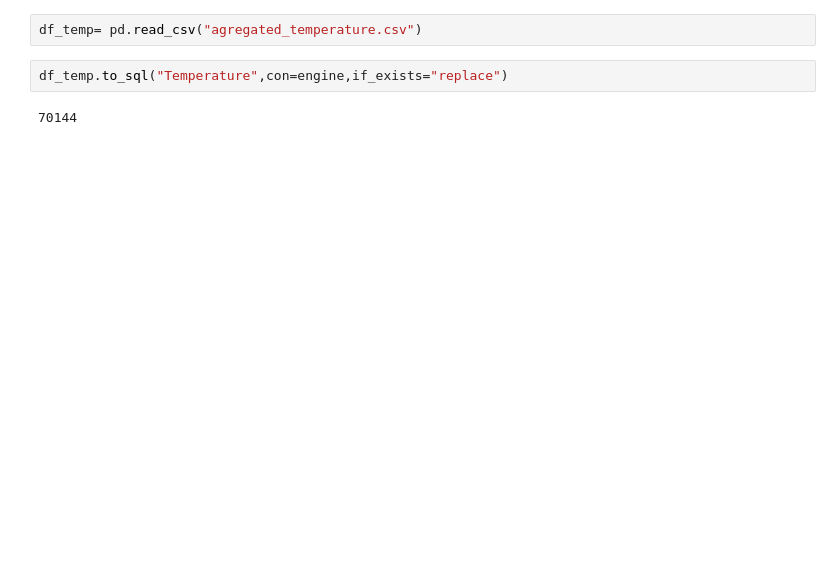
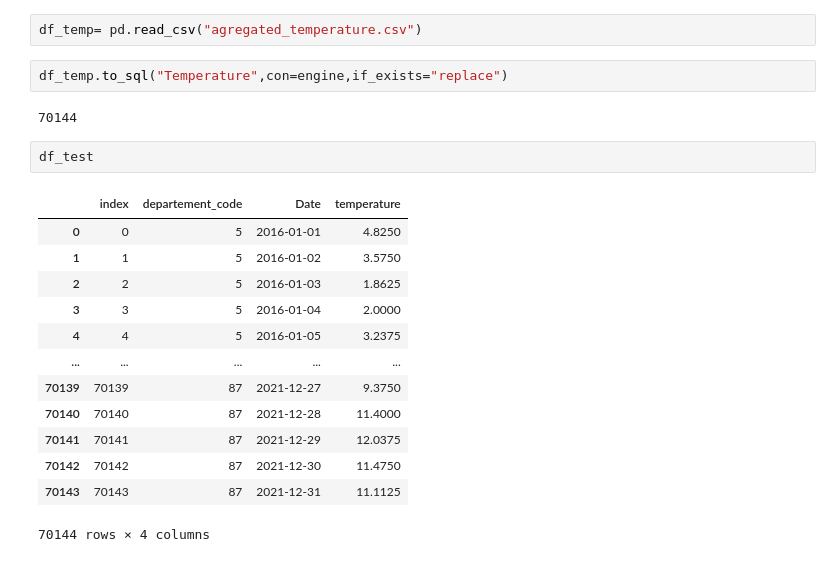
Before and after one commit to StevenDelval/brief_Lost_in_translation, a Jupyter notebook: test.ipynb, the cells around one changed output. Drawn from its saved outputs; the diff is of its cells as text; blank space fills up the shorter version.

```diff
--- a/test.ipynb
+++ b/test.ipynb
@@ -156,3 +156,19 @@ df_temp= pd.read_csv("agregated_temperature.csv")
 df_temp.to_sql("Temperature",con=engine,if_exists="replace")
 # %% [output]
 70144
+# %%
+df_test
+# %% [output]
+|  | index | departement_code | Date | temperature |
+| 0 | 0 | 5 | 2016-01-01 | 4.8250 |
+| 1 | 1 | 5 | 2016-01-02 | 3.5750 |
+| 2 | 2 | 5 | 2016-01-03 | 1.8625 |
+| 3 | 3 | 5 | 2016-01-04 | 2.0000 |
+| 4 | 4 | 5 | 2016-01-05 | 3.2375 |
+| ... | ... | ... | ... | ... |
+| 70139 | 70139 | 87 | 2021-12-27 | 9.3750 |
+| 70140 | 70140 | 87 | 2021-12-28 | 11.4000 |
+| 70141 | 70141 | 87 | 2021-12-29 | 12.0375 |
+| 70142 | 70142 | 87 | 2021-12-30 | 11.4750 |
+| 70143 | 70143 | 87 | 2021-12-31 | 11.1125 |
+70144 rows × 4 columns
```
Also changed, not shown: 1 other file.
